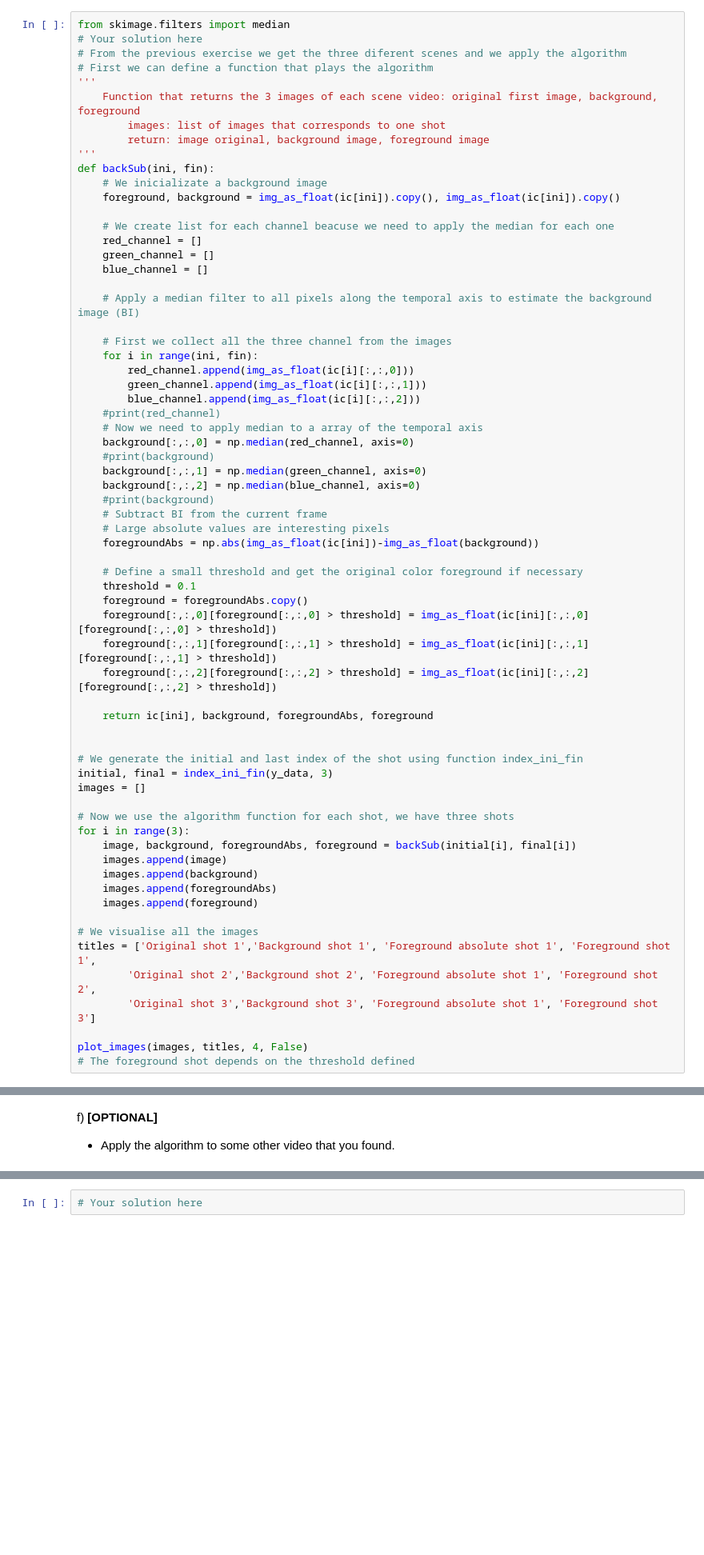
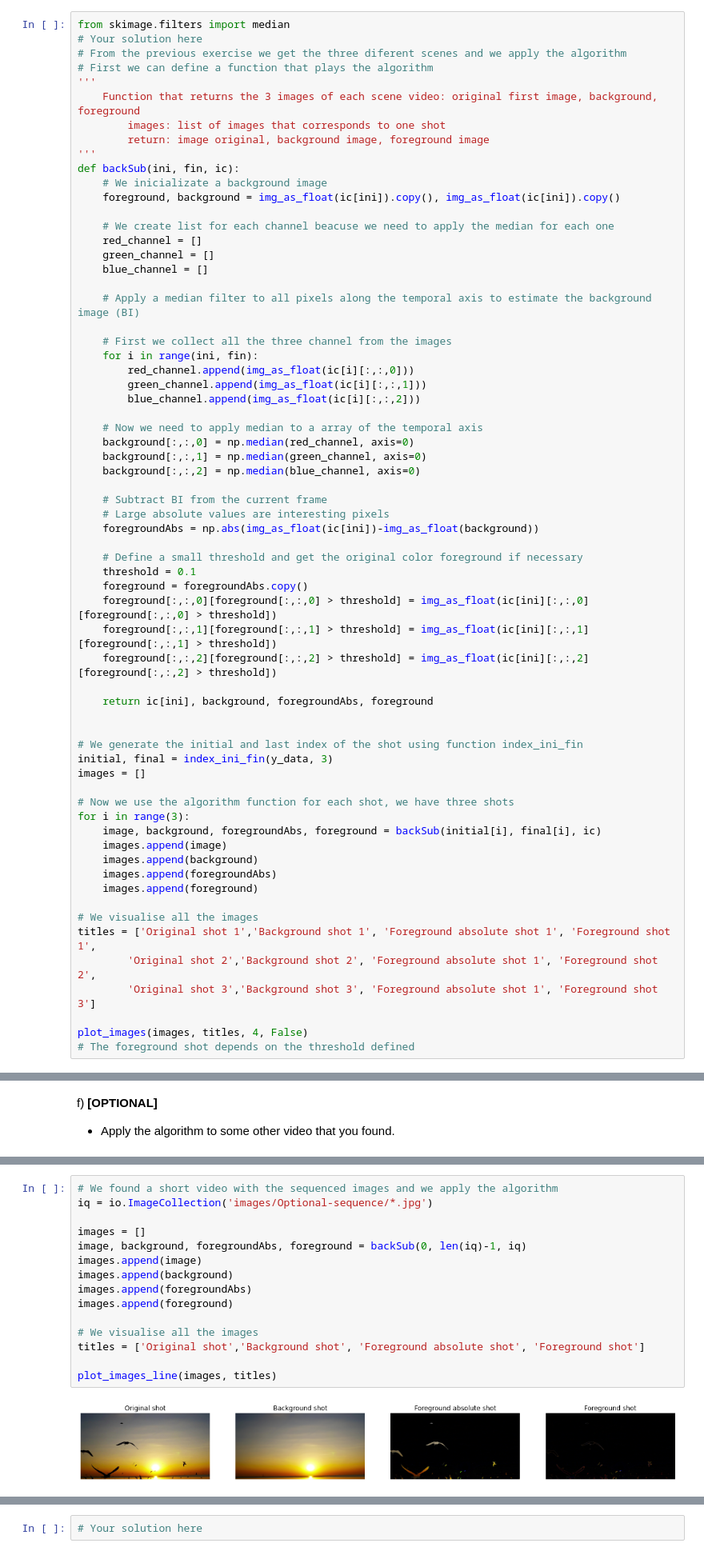
Before and after one commit to xiiiiiii139/CV_ComputerVision2022, a Jupyter notebook: P3/p3_2022_23_ww.ipynb, the cells around one changed output, grey strips where cells are left out. Shown at 80% size. Saved outputs shown, nothing was run; the diff lists cells and outputs as text; blank space fills up the shorter version.

Commit message:
Actualizado Optional case

```diff
--- a/P3/p3_2022_23_ww.ipynb
+++ b/P3/p3_2022_23_ww.ipynb
@@ -420,7 +420,7 @@ from skimage.filters import median
         images: list of images that corresponds to one shot
         return: image original, background image, foreground image
 '''
-def backSub(ini, fin):
+def backSub(ini, fin, ic):
     # We inicializate a background image
     foreground, background = img_as_float(ic[ini]).copy(), img_as_float(ic[ini]).copy()
 
@@ -436,13 +436,12 @@ def backSub(ini, fin):
         red_channel.append(img_as_float(ic[i][:,:,0]))
         green_channel.append(img_as_float(ic[i][:,:,1]))
         blue_channel.append(img_as_float(ic[i][:,:,2]))
-    #print(red_channel)
+
     # Now we need to apply median to a array of the temporal axis
     background[:,:,0] = np.median(red_channel, axis=0)
-    #print(background)
     background[:,:,1] = np.median(green_channel, axis=0)
     background[:,:,2] = np.median(blue_channel, axis=0)
-    #print(background)
+
     # Subtract BI from the current frame
     # Large absolute values are interesting pixels
     foregroundAbs = np.abs(img_as_float(ic[ini])-img_as_float(background))
@@ -463,7 +462,7 @@ images = []
 
 # Now we use the algorithm function for each shot, we have three shots
 for i in range(3):
-    image, background, foregroundAbs, foreground = backSub(initial[i], final[i])
+    image, background, foregroundAbs, foreground = backSub(initial[i], final[i], ic)
     images.append(image)
     images.append(background)
     images.append(foregroundAbs)
@@ -516,3 +513,20 @@ f) **[OPTIONAL]**
+# %%
+# We found a short video with the sequenced images and we apply the algorithm
+iq = io.ImageCollection('images/Optional-sequence/*.jpg')
+
+images = []
+image, background, foregroundAbs, foreground = backSub(0, len(iq)-1, iq)
+images.append(image)
+images.append(background)
+images.append(foregroundAbs)
+images.append(foreground)
+
+# We visualise all the images
+titles = ['Original shot','Background shot', 'Foreground absolute shot', 'Foreground shot']
+
+plot_images_line(images, titles)
+# %% [output]
+[figure, added]
 # %% [markdown]
 ## 3.3 Segmentation of images
 
```
Also changed, not shown: parts of 1 cell of this notebook.
